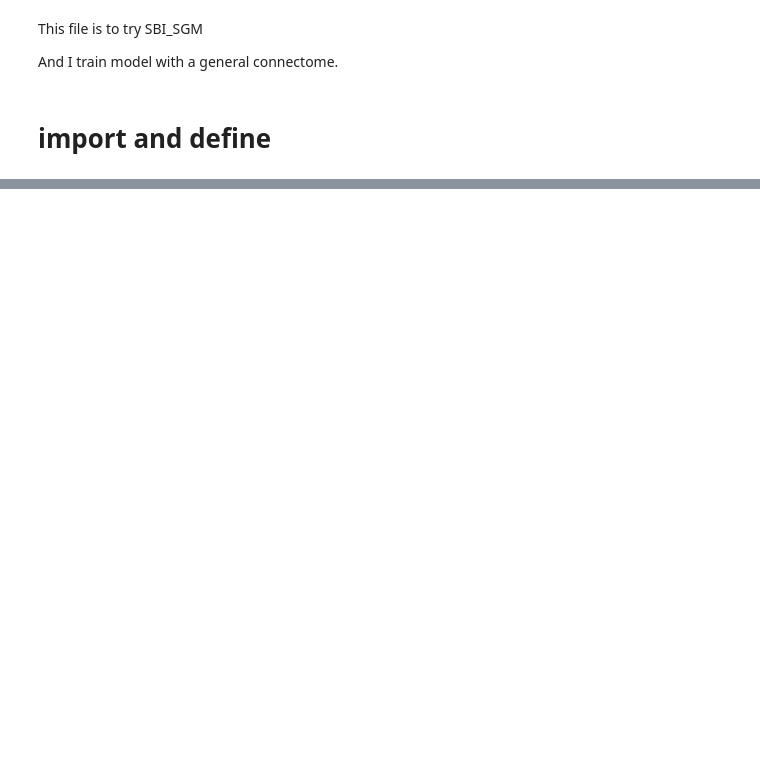
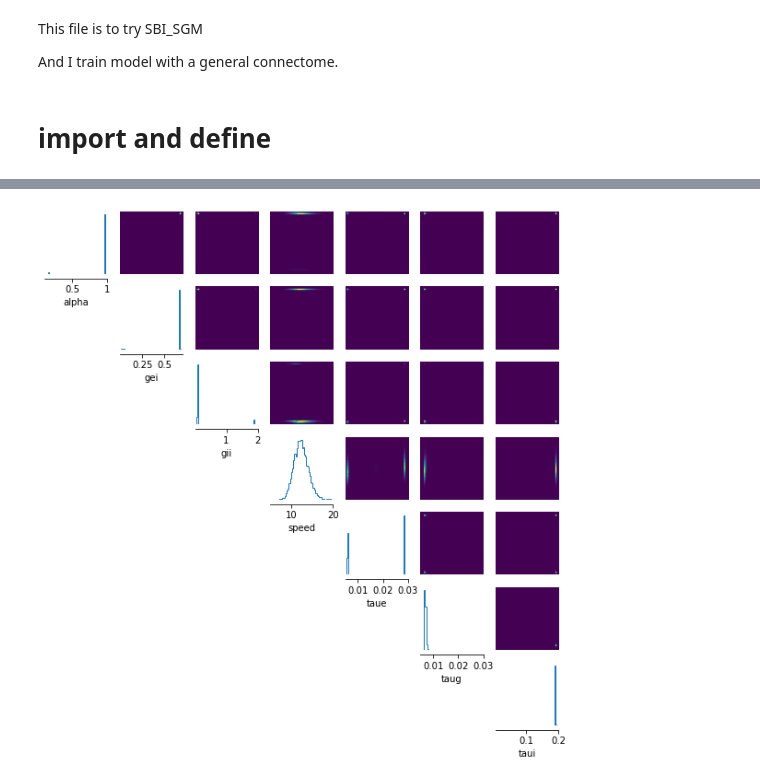
Before and after one commit to JINhuaqing/SBI-SGM-clean, a Jupyter notebook: notebooks/SBI_SGM_tutorial.ipynb, the cells around one changed output, grey strips where cells are left out. Cells and saved outputs as stored; diff of their text form; code cells hidden in the pictures; blank space fills up the shorter version.

```diff
--- a/notebooks/SBI_SGM_tutorial.ipynb
+++ b/notebooks/SBI_SGM_tutorial.ipynb
@@ -122,0 +153,5 @@ plt.legend()
+# %%
+# the posterior density of sgm parameters
+sbi_sgm.plot_pairdensity()
+# %% [output]
+[figure, added]
```
Also changed, not shown: parts of 23 cells of this notebook, 36 other files.
